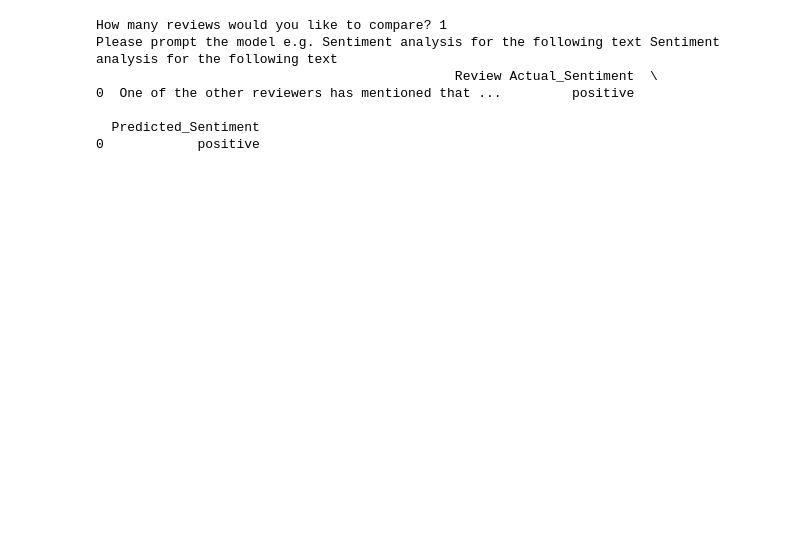
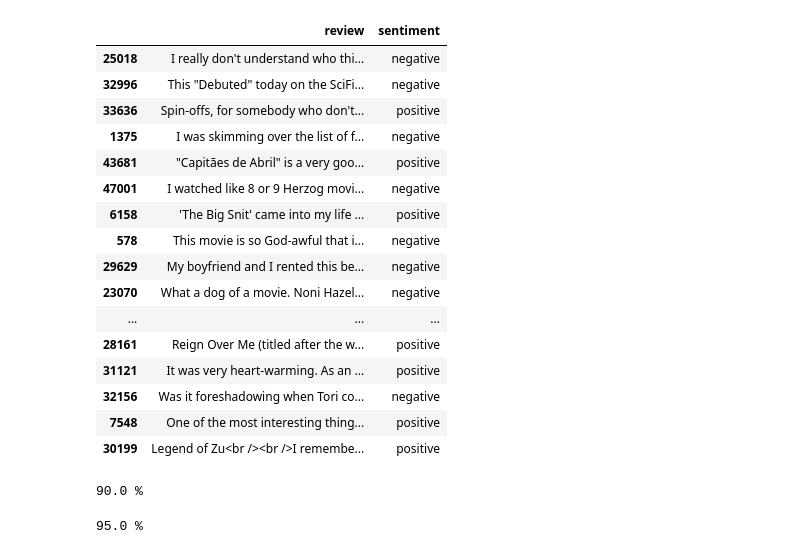
Before and after one commit to OormiC/IMDB_review_sentiment, a Jupyter notebook: Project1IMDB_LLM.ipynb, the cells around one changed output. Drawn from its saved outputs; the diff is of its cells as text; code cells hidden in the pictures; blank space fills up the shorter version.

```diff
--- a/Project1IMDB_LLM.ipynb
+++ b/Project1IMDB_LLM.ipynb
@@ -29,4 +33,26 @@ import pandas as pd
 import openai
 openai.api_key = userdata.get('apiKey')
 imdb = datasets.load_dataset("scikit-learn/imdb")
+# %%
+# Sample a small number of reviews to conserve tokens
+train_df = imdb['train'].to_pandas().sample(n=20)
+train_df
+# %% [output]
+|  | review | sentiment |
+| 25018 | I really don't understand who thi... | negative |
+| 32996 | This "Debuted" today on the SciFi... | negative |
+| 33636 | Spin-offs, for somebody who don't... | positive |
+| 1375 | I was skimming over the list of f... | negative |
+| 43681 | "Capitães de Abril" is a very goo... | positive |
+| 47001 | I watched like 8 or 9 Herzog movi... | negative |
+| 6158 | 'The Big Snit' came into my life ... | positive |
+| 578 | This movie is so God-awful that i... | negative |
+| 29629 | My boyfriend and I rented this be... | negative |
+| 23070 | What a dog of a movie. Noni Hazel... | negative |
+| ... | ... | ... |
+| 28161 | Reign Over Me (titled after the w... | positive |
+| 31121 | It was very heart-warming. As an ... | positive |
+| 32156 | Was it foreshadowing when Tori co... | negative |
+| 7548 | One of the most interesting thing... | positive |
+| 30199 | Legend of Zu<br /><br />I remembe... | positive |
 # %%
@@ -64,19 +91,3 @@ def classify_sentiment(input_prompt, slice_size):
     })
 
     return classify_df
-# %%
-if __name__ == "__main__":
-  try:
-    text = input("How many reviews would you like to compare? ")
-    prompt = input("Please prompt the model e.g. Sentiment analysis for the following text ")
-    print(classify_sentiment(prompt, int(text)))
-  except ValueError:
-    print(f"Please enter an integer between 1 and {len(imdb['train'])} ")
-# %% [output]
-How many reviews would you like to compare? 1
-Please prompt the model e.g. Sentiment analysis for the following text Sentiment analysis for the following text
-                                              Review Actual_Sentiment  \
-0  One of the other reviewers has mentioned that ...         positive
-
-  Predicted_Sentiment
-0            positive
@@ -82,0 +104,14 @@ Please prompt the model e.g. Sentiment analysis for the following text Sentiment
+# %%
+# Put in a basic prompt and compare the actual and predicted sentiments
+classifying_df = classify_sentiment("Sentiment analysis for the following text")
+score = accuracy_score(classifying_df)
+print(f"{score} %")
+# %% [output]
+90.0 %
+# %%
+# Pretty good! Now put in a more specific prompt and see if there is any difference
+classifying_df = classify_sentiment("Classify the following movie review as either 'positive' or 'negative")
+score = accuracy_score(classifying_df)
+print(f"{score} %")
+# %% [output]
+95.0 %
```
Also changed, not shown: parts of 8 cells of this notebook.
